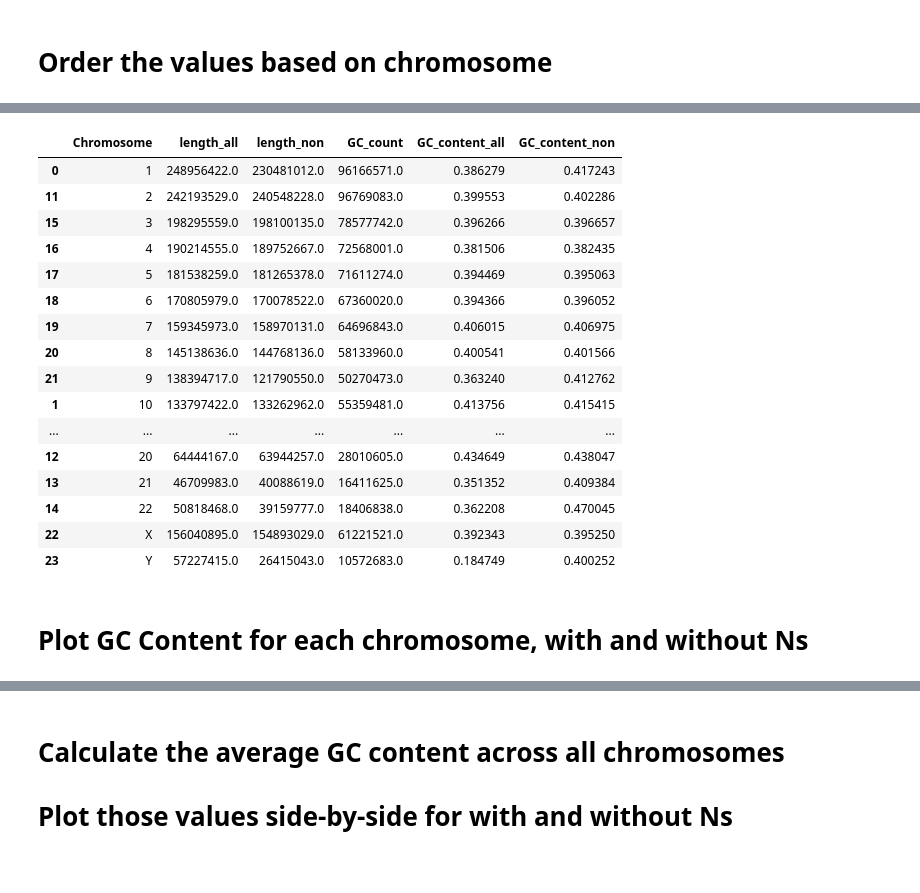
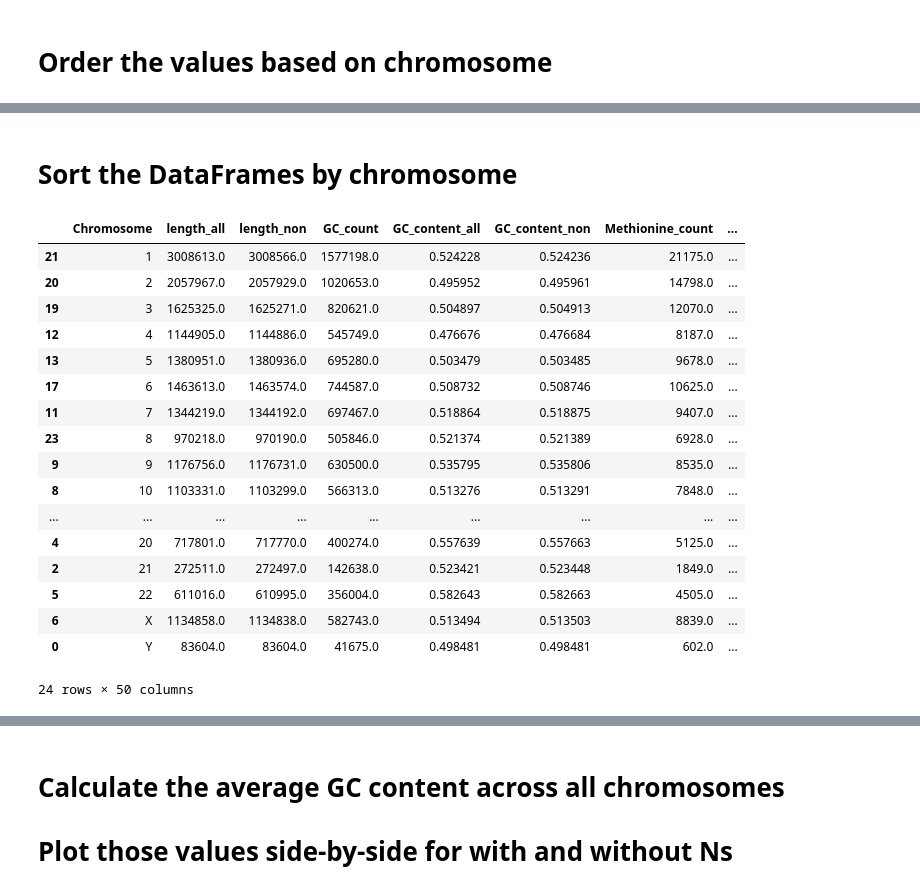
Before and after one commit to millce-cm/pfb2024_group_project_GC, a Jupyter notebook: Figures.ipynb, the cells around one changed output, grey strips where cells are left out. Drawn from its saved outputs; the diff is of its cells as text; code cells hidden in the pictures.

```diff
--- a/Figures.ipynb
+++ b/Figures.ipynb
@@ -41,3 +64,7 @@ df
 | GC_content_all | 3.862787e-01 | 4.137560e-01 | 4.136979e-01 | 4.072433e-01 | 3.302848e-01 | 3.454924e-01 | 3.488423e-01 | 4.037346e-01 | 4.513163e-01 | 3.963519e-01 | ... | ... |
 | GC_content_non | 4.172429e-01 | 4.154154e-01 | 4.153981e-01 | 4.076639e-01 | 3.855031e-01 | 4.083421e-01 | 4.203484e-01 | 4.458444e-01 | 4.531519e-01 | 3.977558e-01 | ... | ... |
 5 rows × 24 columns
+# %%
+#Coding Genome:
+df_cds = pd.DataFrame(CDS_Genome)
+df_cds
@@ -63,3 +109,8 @@ Whole_Genome_Long
 | 9 | 138394717.0 | 121790550.0 | 50270473.0 | 0.363240 | 0.412762 |
 | X | 156040895.0 | 154893029.0 | 61221521.0 | 0.392343 | 0.395250 |
 | Y | 57227415.0 | 26415043.0 | 10572683.0 | 0.184749 | 0.400252 |
+# %%
+##Transpose CDS:
+CDS_Genome_Long = df_cds.transpose()
+#CDS_Genome_Long
+type(CDS_Genome_Long)
@@ -116,25 +128,39 @@ Whole_Genome_Long
+# %%
+# Reset the index and create a new column
+Whole_Genome_Long.reset_index(inplace=True)
+CDS_Genome_Long.reset_index(inplace=True)
+# Now, rename the new first column (which was the index)
+Whole_Genome_Long.rename(columns={'index': 'Chromosome'}, inplace=True)
+CDS_Genome_Long.rename(columns={'index': 'Chromosome'}, inplace=True)
+# %% [markdown]
+# Sort the DataFrames by chromosome
 # %%
 Whole_Genome_Long['Chromosome'] = pd.Categorical(Whole_Genome_Long['Chromosome'], categories=custom_order, ordered=True)
 
 # Sort the DataFrame by the categorical column
 Whole_Genome_Long_Sorted = Whole_Genome_Long.sort_values('Chromosome')
+# %%
+CDS_Genome_Long['Chromosome'] = pd.Categorical(CDS_Genome_Long['Chromosome'], categories=custom_order, ordered=True)
+# Sort the DataFrame by the categorical column
+CDS_Genome_Long_Sorted = CDS_Genome_Long.sort_values('Chromosome')
 # %%
-Whole_Genome_Long_Sorted
+CDS_Genome_Long_Sorted
 # %% [output]
-|  | Chromosome | length_all | length_non | GC_count | GC_content_all | GC_content_non |
-| 0 | 1 | 248956422.0 | 230481012.0 | 96166571.0 | 0.386279 | 0.417243 |
-| 11 | 2 | 242193529.0 | 240548228.0 | 96769083.0 | 0.399553 | 0.402286 |
-| 15 | 3 | 198295559.0 | 198100135.0 | 78577742.0 | 0.396266 | 0.396657 |
-| 16 | 4 | 190214555.0 | 189752667.0 | 72568001.0 | 0.381506 | 0.382435 |
-| 17 | 5 | 181538259.0 | 181265378.0 | 71611274.0 | 0.394469 | 0.395063 |
-| 18 | 6 | 170805979.0 | 170078522.0 | 67360020.0 | 0.394366 | 0.396052 |
-| 19 | 7 | 159345973.0 | 158970131.0 | 64696843.0 | 0.406015 | 0.406975 |
-| 20 | 8 | 145138636.0 | 144768136.0 | 58133960.0 | 0.400541 | 0.401566 |
-| 21 | 9 | 138394717.0 | 121790550.0 | 50270473.0 | 0.363240 | 0.412762 |
-| 1 | 10 | 133797422.0 | 133262962.0 | 55359481.0 | 0.413756 | 0.415415 |
-| ... | ... | ... | ... | ... | ... | ... |
-| 12 | 20 | 64444167.0 | 63944257.0 | 28010605.0 | 0.434649 | 0.438047 |
-| 13 | 21 | 46709983.0 | 40088619.0 | 16411625.0 | 0.351352 | 0.409384 |
-| 14 | 22 | 50818468.0 | 39159777.0 | 18406838.0 | 0.362208 | 0.470045 |
-| 22 | X | 156040895.0 | 154893029.0 | 61221521.0 | 0.392343 | 0.395250 |
-| 23 | Y | 57227415.0 | 26415043.0 | 10572683.0 | 0.184749 | 0.400252 |
+|  | Chromosome | length_all | length_non | GC_count | GC_content_all | GC_content_non | Methionine_count | ... |
+| 21 | 1 | 3008613.0 | 3008566.0 | 1577198.0 | 0.524228 | 0.524236 | 21175.0 | ... |
+| 20 | 2 | 2057967.0 | 2057929.0 | 1020653.0 | 0.495952 | 0.495961 | 14798.0 | ... |
+| 19 | 3 | 1625325.0 | 1625271.0 | 820621.0 | 0.504897 | 0.504913 | 12070.0 | ... |
+| 12 | 4 | 1144905.0 | 1144886.0 | 545749.0 | 0.476676 | 0.476684 | 8187.0 | ... |
+| 13 | 5 | 1380951.0 | 1380936.0 | 695280.0 | 0.503479 | 0.503485 | 9678.0 | ... |
+| 17 | 6 | 1463613.0 | 1463574.0 | 744587.0 | 0.508732 | 0.508746 | 10625.0 | ... |
+| 11 | 7 | 1344219.0 | 1344192.0 | 697467.0 | 0.518864 | 0.518875 | 9407.0 | ... |
+| 23 | 8 | 970218.0 | 970190.0 | 505846.0 | 0.521374 | 0.521389 | 6928.0 | ... |
+| 9 | 9 | 1176756.0 | 1176731.0 | 630500.0 | 0.535795 | 0.535806 | 8535.0 | ... |
+| 8 | 10 | 1103331.0 | 1103299.0 | 566313.0 | 0.513276 | 0.513291 | 7848.0 | ... |
+| ... | ... | ... | ... | ... | ... | ... | ... | ... |
+| 4 | 20 | 717801.0 | 717770.0 | 400274.0 | 0.557639 | 0.557663 | 5125.0 | ... |
+| 2 | 21 | 272511.0 | 272497.0 | 142638.0 | 0.523421 | 0.523448 | 1849.0 | ... |
+| 5 | 22 | 611016.0 | 610995.0 | 356004.0 | 0.582643 | 0.582663 | 4505.0 | ... |
+| 6 | X | 1134858.0 | 1134838.0 | 582743.0 | 0.513494 | 0.513503 | 8839.0 | ... |
+| 0 | Y | 83604.0 | 83604.0 | 41675.0 | 0.498481 | 0.498481 | 602.0 | ... |
+24 rows × 50 columns
@@ -148,2 +166,0 @@ Whole_Genome_Long_Sorted
-# %% [markdown]
-# Plot GC Content for each chromosome, with and without Ns
```
Also changed, not shown: parts of 23 cells of this notebook.
